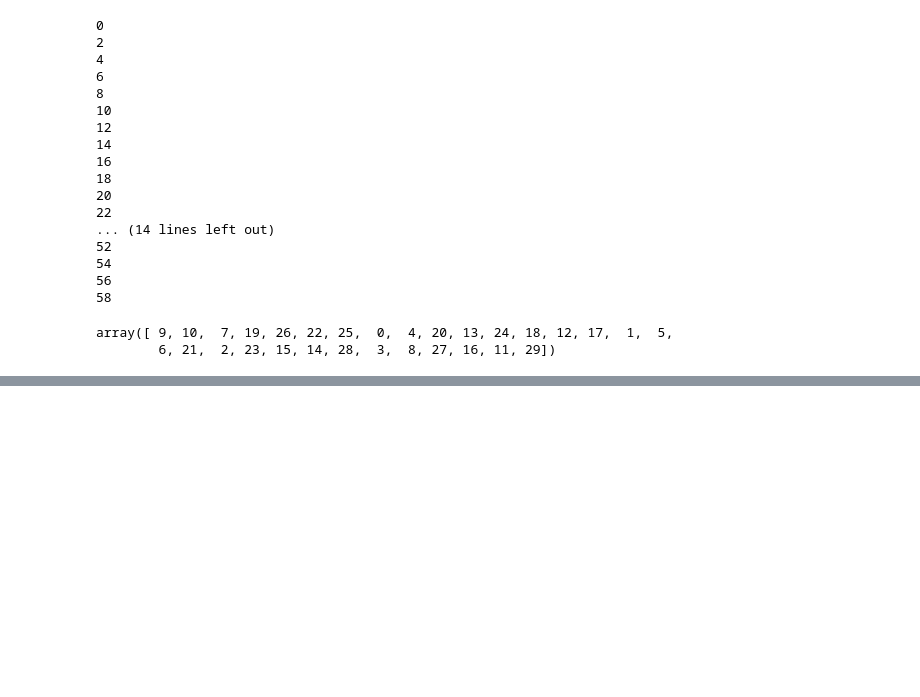
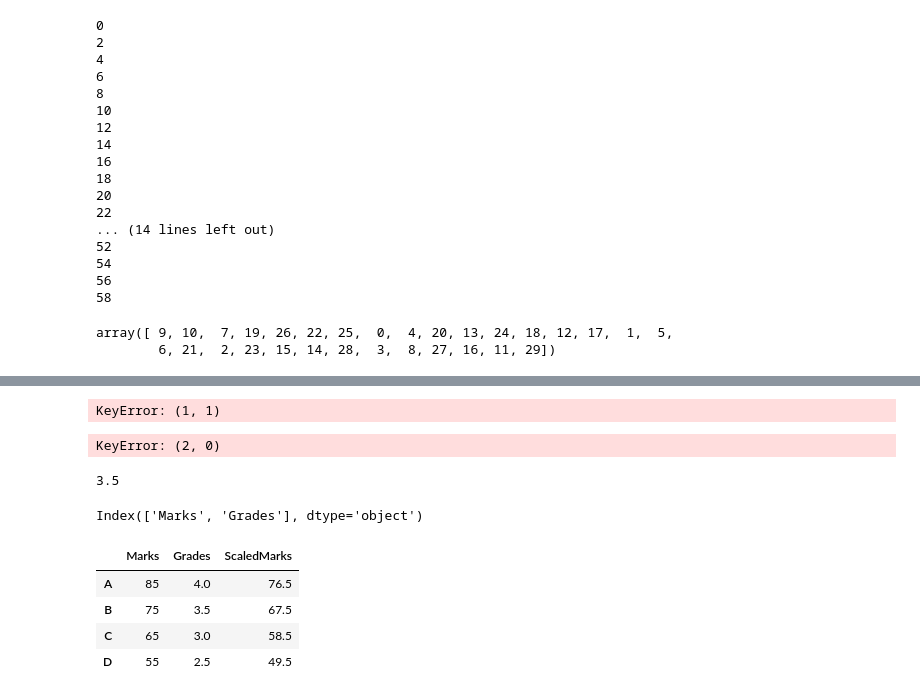
Before and after one commit to GabrielGMChaves/2024, a Jupyter notebook: January/Numpy.ipynb, the cells around one changed output, grey strips where cells are left out. Drawn from its saved outputs; the diff is of its cells as text; code cells hidden in the pictures; blank space fills up the shorter version.

```diff
--- a/January/Numpy.ipynb
+++ b/January/Numpy.ipynb
@@ -152,0 +636,2 @@ array([ 9, 10,  7, 19, 26, 22, 25,  0,  4, 20, 13, 24, 18, 12, 17,  1,  5,
+# %%
+gradesPandas = pd.Series(grades_dict)
@@ -152,0 +654,4 @@ array([ 9, 10,  7, 19, 26, 22, 25,  0,  4, 20, 13, 24, 18, 12, 17,  1,  5,
+# %%
+marks_dict = {'A':85,'B':75,'C':65,'D':55}
+marksPandas = pd.Series(marks_dict)
+marksPandas
@@ -152,0 +664,2 @@ array([ 9, 10,  7, 19, 26, 22, 25,  0,  4, 20, 13, 24, 18, 12, 17,  1,  5,
+# %%
+d = pd.DataFrame({"Marks":marksPandas,"Grades":gradesPandas})
@@ -152,0 +743,26 @@ array([ 9, 10,  7, 19, 26, 22, 25,  0,  4, 20, 13, 24, 18, 12, 17,  1,  5,
+# %%
+d[1,1]
+# %% [output]
+KeyError: (1, 1)
+# %%
+d[2,0]
+# %% [output]
+KeyError: (2, 0)
+# %%
+d.values[1,1]
+# %% [output]
+3.5
+# %%
+d.columns
+# %% [output]
+Index(['Marks', 'Grades'], dtype='object')
+# %%
+d['ScaledMarks'] = d['Marks']*0.9
+# %%
+d
+# %% [output]
+|  | Marks | Grades | ScaledMarks |
+| A | 85 | 4.0 | 76.5 |
+| B | 75 | 3.5 | 67.5 |
+| C | 65 | 3.0 | 58.5 |
+| D | 55 | 2.5 | 49.5 |
```
Also changed, not shown: parts of 92 cells of this notebook, 1 other file.
